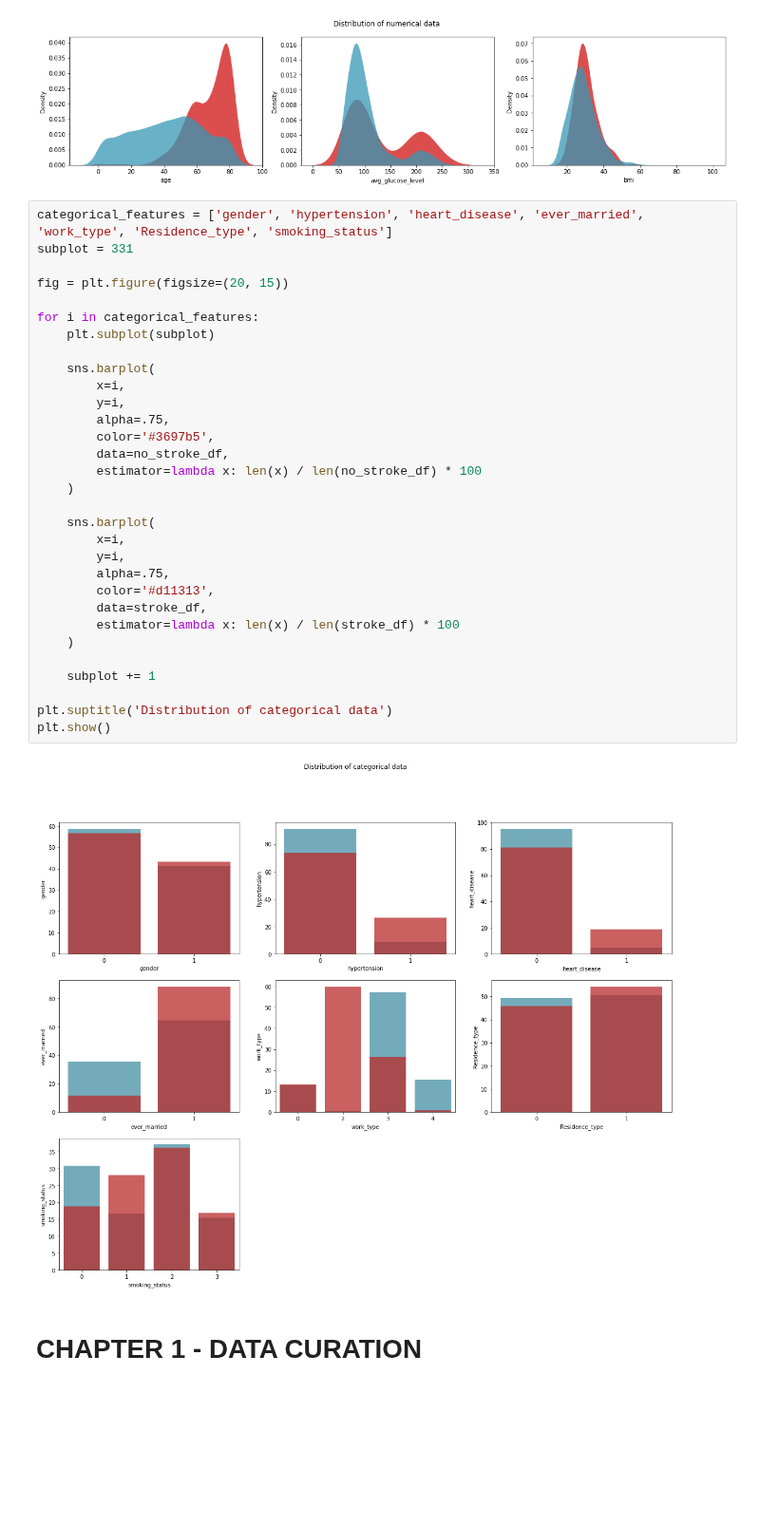
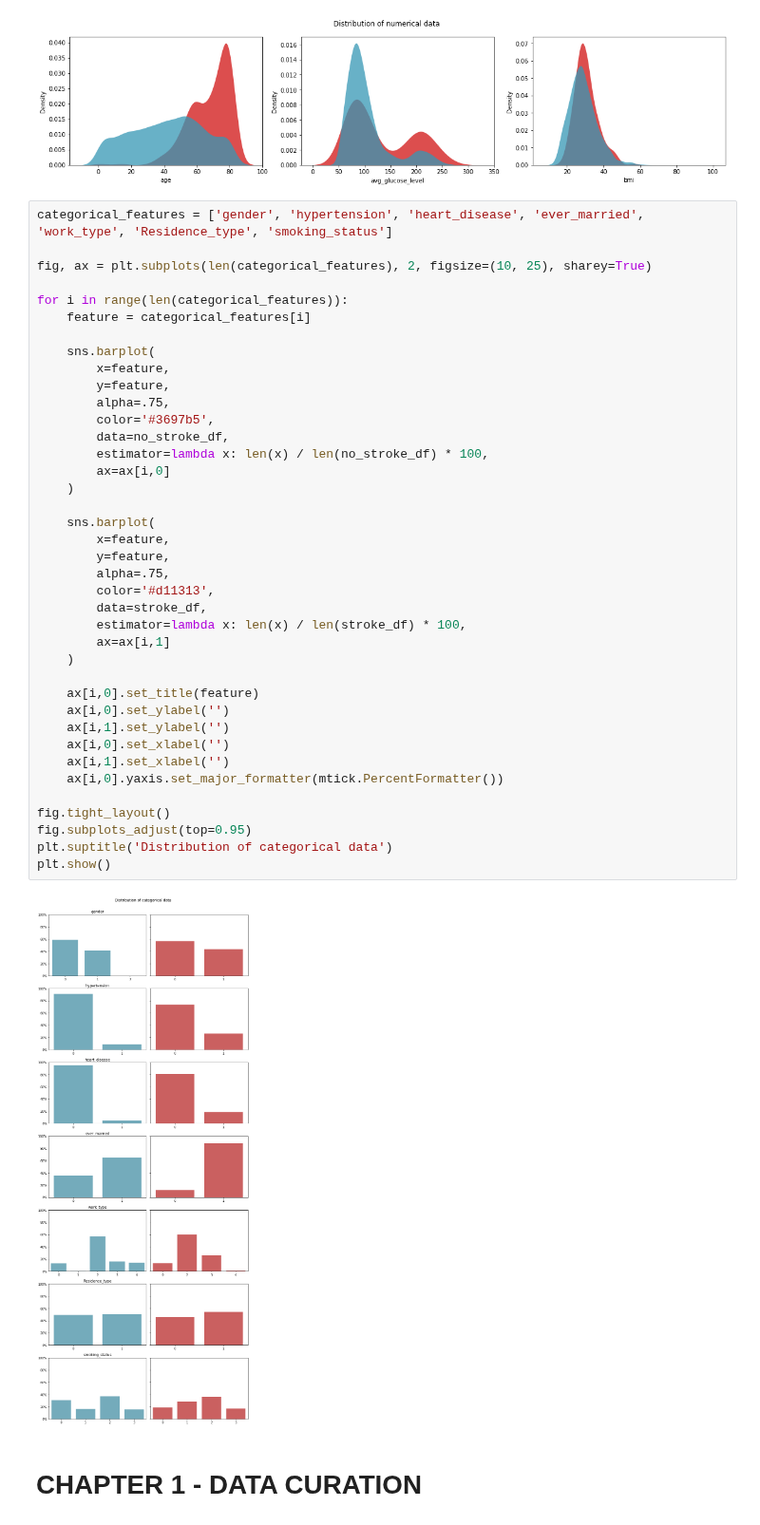
Before and after one commit to iberius96/Classification-task-for-heart-condition, a Jupyter notebook: main.ipynb, the cells around one changed output. Shown at 95% size. Drawn from its saved outputs; the diff is of its cells as text; blank space fills up the shorter version.

```diff
--- a/main.ipynb
+++ b/main.ipynb
@@ -147,37 +157,45 @@ plt.show()
 [figure]
 # %%
 categorical_features = ['gender', 'hypertension', 'heart_disease', 'ever_married', 'work_type', 'Residence_type', 'smoking_status']
-subplot = 331
 
-fig = plt.figure(figsize=(20, 15))
+fig, ax = plt.subplots(len(categorical_features), 2, figsize=(10, 25), sharey=True)
 
-for i in categorical_features:
-    plt.subplot(subplot)
+for i in range(len(categorical_features)):
+    feature = categorical_features[i]
 
     sns.barplot(
-        x=i,
-        y=i,
+        x=feature,
+        y=feature,
         alpha=.75,
         color='#3697b5',
         data=no_stroke_df,
-        estimator=lambda x: len(x) / len(no_stroke_df) * 100
+        estimator=lambda x: len(x) / len(no_stroke_df) * 100,
+        ax=ax[i,0]
     )
 
     sns.barplot(
-        x=i,
-        y=i,
+        x=feature,
+        y=feature,
         alpha=.75,
         color='#d11313',
         data=stroke_df,
-        estimator=lambda x: len(x) / len(stroke_df) * 100
+        estimator=lambda x: len(x) / len(stroke_df) * 100,
+        ax=ax[i,1]
     )
 
-    subplot += 1
+    ax[i,0].set_title(feature)
+    ax[i,0].set_ylabel('')
+    ax[i,1].set_ylabel('')
+    ax[i,0].set_xlabel('')
+    ax[i,1].set_xlabel('')
+    ax[i,0].yaxis.set_major_formatter(mtick.PercentFormatter())
 
+fig.tight_layout()
+fig.subplots_adjust(top=0.95)
 plt.suptitle('Distribution of categorical data')
 plt.show()
 # %% [output]
-[figure, old version]
+[figure, new version]
 # %% [markdown]
 # CHAPTER 1 - DATA CURATION <a class="anchor" id="1"></a>
 # %%
```
Also changed, not shown: parts of 9 cells of this notebook.
